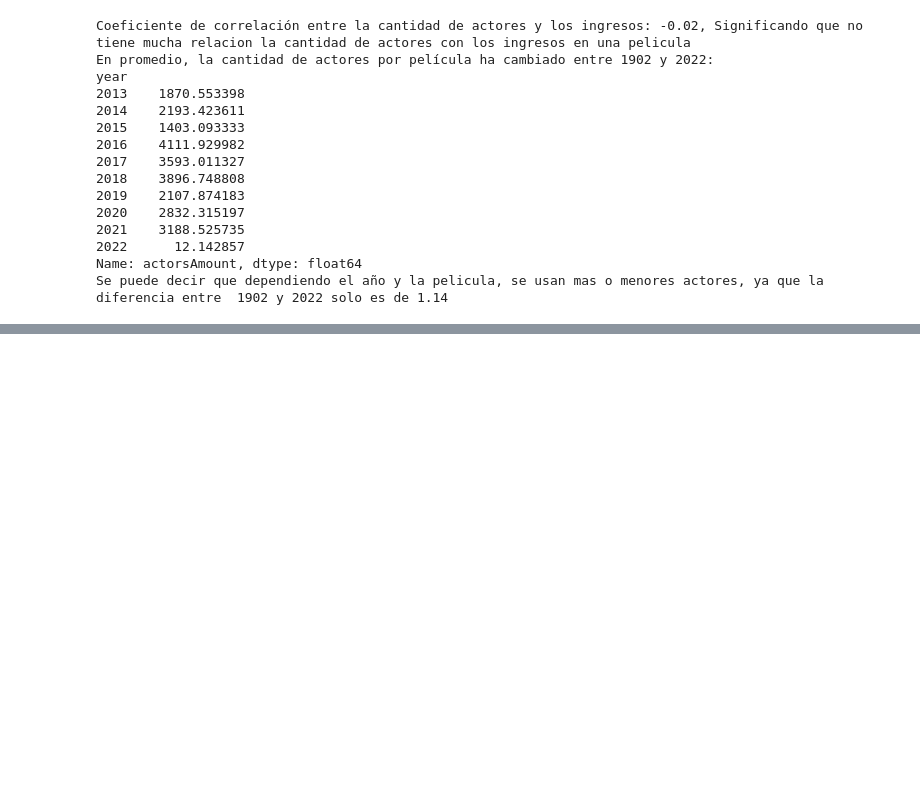
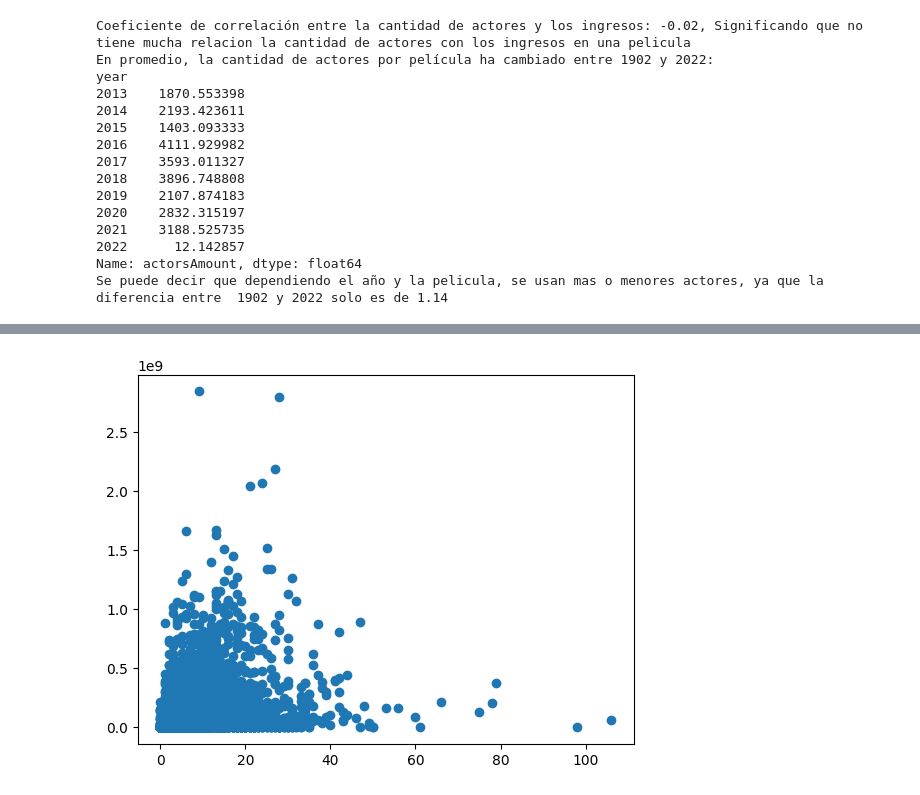
Before and after one commit to josuemj/CineVision-Studios, a Jupyter notebook: analisis_exploratorio.ipynb, the cells around one changed output, grey strips where cells are left out. Drawn from its saved outputs; the diff is of its cells as text; code cells hidden in the pictures; blank space fills up the shorter version.

```diff
--- a/analisis_exploratorio.ipynb
+++ b/analisis_exploratorio.ipynb
@@ -381,0 +450,5 @@ Se puede decir que dependiendo el año y la pelicula, se usan mas o menores acto
+# %%
+plt.scatter(x=clean['castWomenAmount'], y = movies_data['revenue'])
+plt.show()
+# %% [output]
+[figure, added]
```
Also changed, not shown: parts of 2 cells of this notebook.
